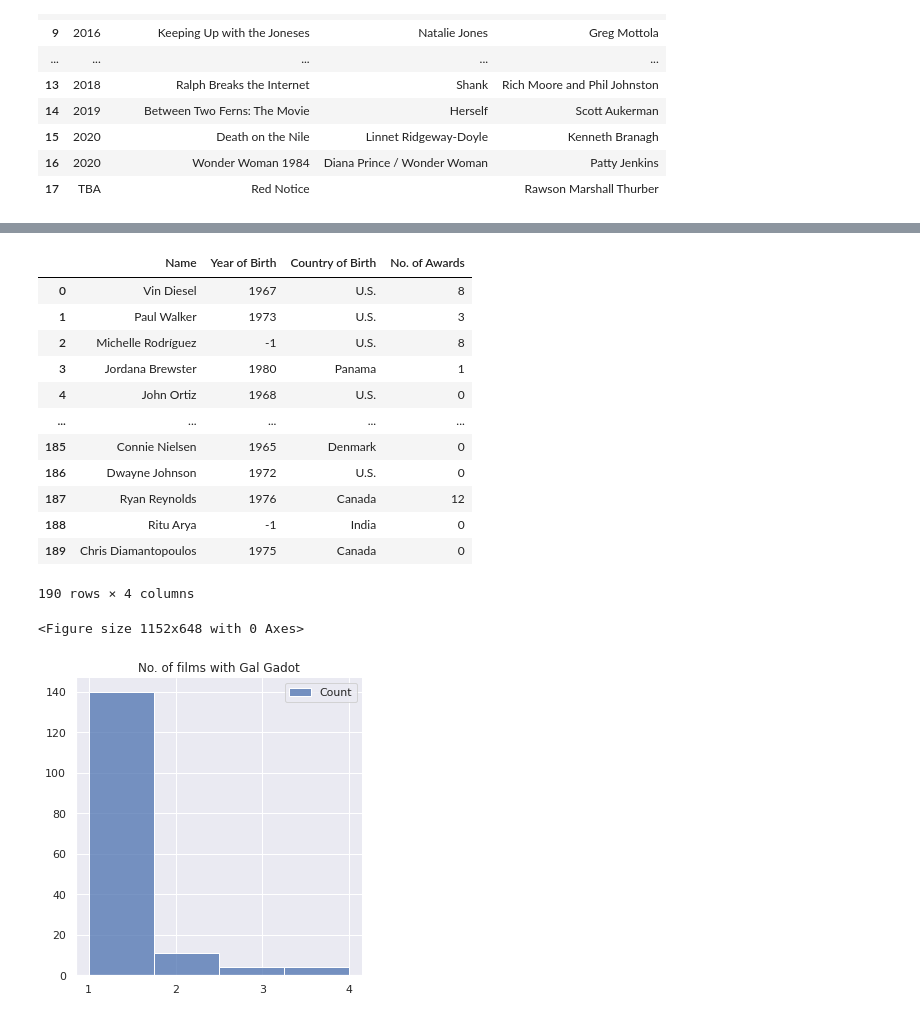
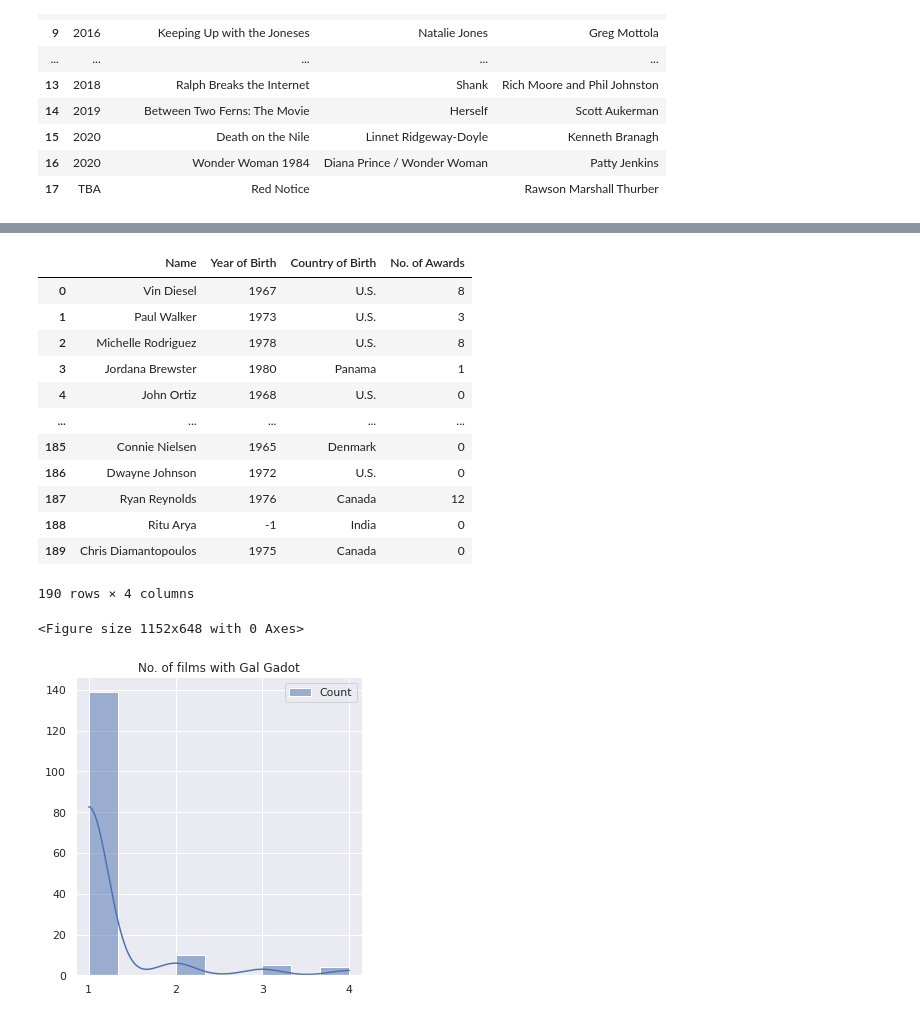
Before and after one commit to Serfati/wikiscrapper, a Jupyter notebook: wikiscrapper.ipynb, the cells around one changed output, grey strips where cells are left out. Cells and saved outputs as stored; diff of their text form; code cells hidden in the pictures.

```diff
--- a/wikiscrapper.ipynb
+++ b/wikiscrapper.ipynb
@@ -130,6 +160,5 @@ for i, v in enumerate(actors_table):
 # %%
-headers = ['Name','url', 'Year of Birth', 'Country of Birth', 'No. of Awards']
-df = pd.DataFrame(data=actors_table, columns=headers)
+df = pd.DataFrame(data=actors_table, columns=['Name','url', 'Year of Birth', 'Country of Birth', 'No. of Awards'])
 df = df.drop(['url'], axis=1)
 pd.set_option('display.max_columns', 5)
 df
@@ -137,7 +166,7 @@ df
 |  | Name | Year of Birth | Country of Birth | No. of Awards |
 | 0 | Vin Diesel | 1967 | U.S. | 8 |
 | 1 | Paul Walker | 1973 | U.S. | 3 |
-| 2 | Michelle Rodríguez | -1 | U.S. | 8 |
+| 2 | Michelle Rodriguez | 1978 | U.S. | 8 |
 | 3 | Jordana Brewster | 1980 | Panama | 1 |
 | 4 | John Ortiz | 1968 | U.S. | 0 |
 | ... | ... | ... | ... | ... |
@@ -150,17 +179,17 @@ df
 # %%
 # visualization
 import seaborn as sns
 import matplotlib.pyplot as plt
 sns.set()
 plt.figure(figsize=(16, 9))
 dfh = df.groupby('Name').count()
-sns.displot(dfh["Year of Birth"], label="Count", bins=4)
+sns.displot(dfh["Year of Birth"], label="Count",kde=True)
 plt.xlabel('')
 plt.ylabel('')
 plt.xticks([1,2,3,4])
 plt.title("No. of films with Gal Gadot")
 plt.legend()
 plt.show()
 # %% [output]
 <Figure size 1152x648 with 0 Axes>
-[figure, old version]
+[figure, new version]
```
Also changed, not shown: parts of 5 cells of this notebook, 1 other file.
